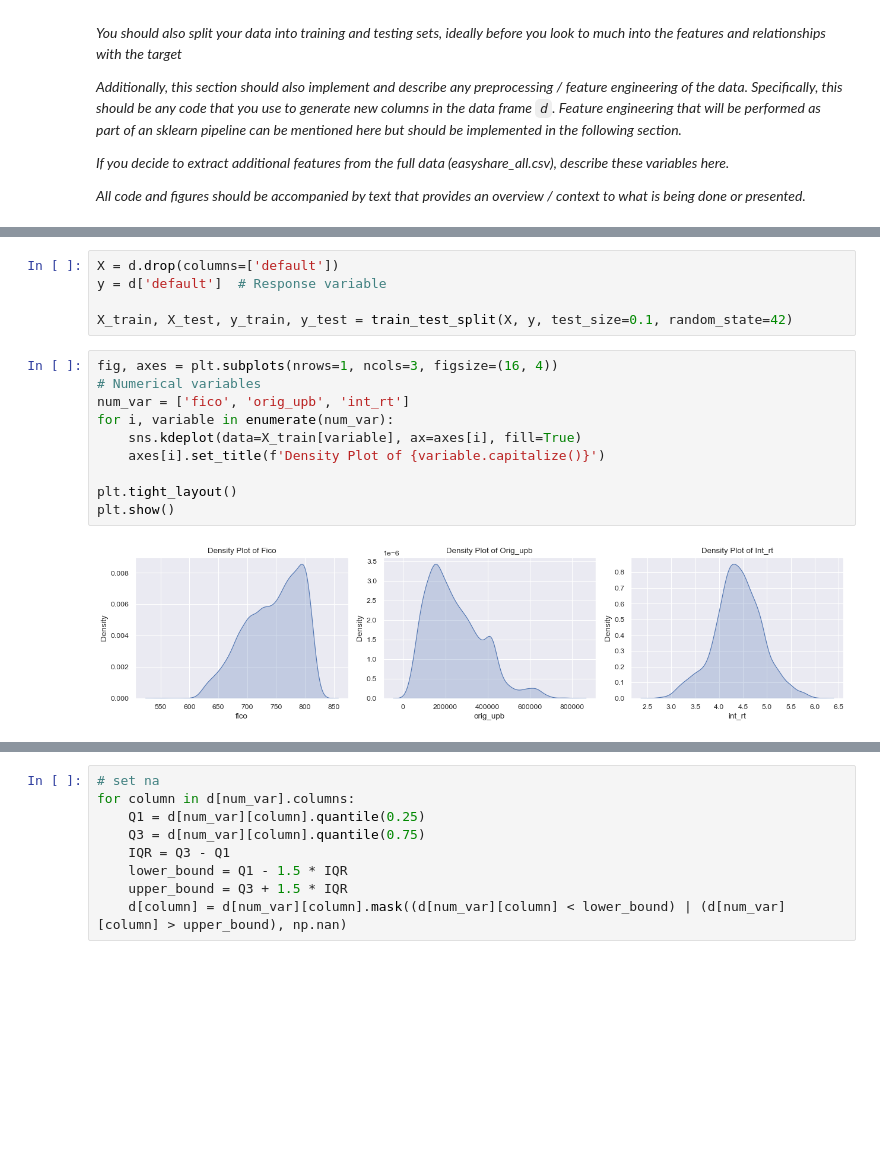
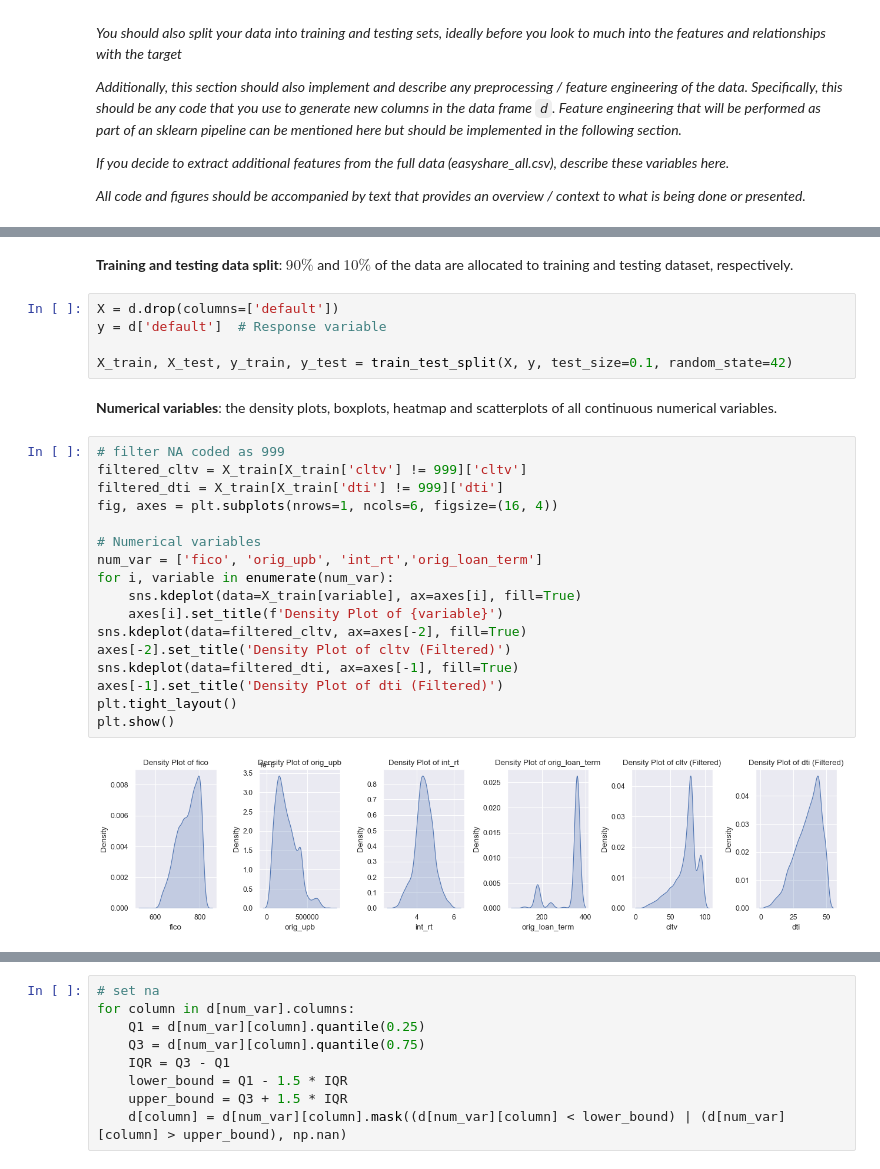
Before and after one commit to abalone88/ml_proj2, a Jupyter notebook: project2_materials/project2.ipynb, the cells around one changed output, grey strips where cells are left out. Saved outputs shown, nothing was run; the diff lists cells and outputs as text; blank space fills up the shorter version.

```diff
--- a/project2_materials/project2.ipynb
+++ b/project2_materials/project2.ipynb
@@ -121,20 +179,31 @@ Number of NA (9) in 'channel': 0
 Number of NA (99) in 'prop_type': 0
 Number of NA in 'zipcode': 0
 Number of NA in 'loan_purpose': 0
+# %% [markdown]
+**Training and testing data split**: $90\%$ and $10\%$ of the data are allocated to training and testing dataset, respectively.
 # %%
 X = d.drop(columns=['default'])
 y = d['default']  # Response variable
 
 X_train, X_test, y_train, y_test = train_test_split(X, y, test_size=0.1, random_state=42)
+# %% [markdown]
+**Numerical variables**: the density plots, boxplots, heatmap and scatterplots of all continuous numerical variables.
 # %%
-fig, axes = plt.subplots(nrows=1, ncols=3, figsize=(16, 4))
+# filter NA coded as 999
+filtered_cltv = X_train[X_train['cltv'] != 999]['cltv']
+filtered_dti = X_train[X_train['dti'] != 999]['dti']
+fig, axes = plt.subplots(nrows=1, ncols=6, figsize=(16, 4))
+
 # Numerical variables
-num_var = ['fico', 'orig_upb', 'int_rt']
+num_var = ['fico', 'orig_upb', 'int_rt','orig_loan_term']
 for i, variable in enumerate(num_var):
     sns.kdeplot(data=X_train[variable], ax=axes[i], fill=True)
-    axes[i].set_title(f'Density Plot of {variable.capitalize()}')
-
+    axes[i].set_title(f'Density Plot of {variable}')
+sns.kdeplot(data=filtered_cltv, ax=axes[-2], fill=True)
+axes[-2].set_title('Density Plot of cltv (Filtered)')
+sns.kdeplot(data=filtered_dti, ax=axes[-1], fill=True)
+axes[-1].set_title('Density Plot of dti (Filtered)')
 plt.tight_layout()
 plt.show()
 # %% [output]
-[figure, old version]
+[figure, new version]
```
Also changed, not shown: parts of 28 cells of this notebook.
